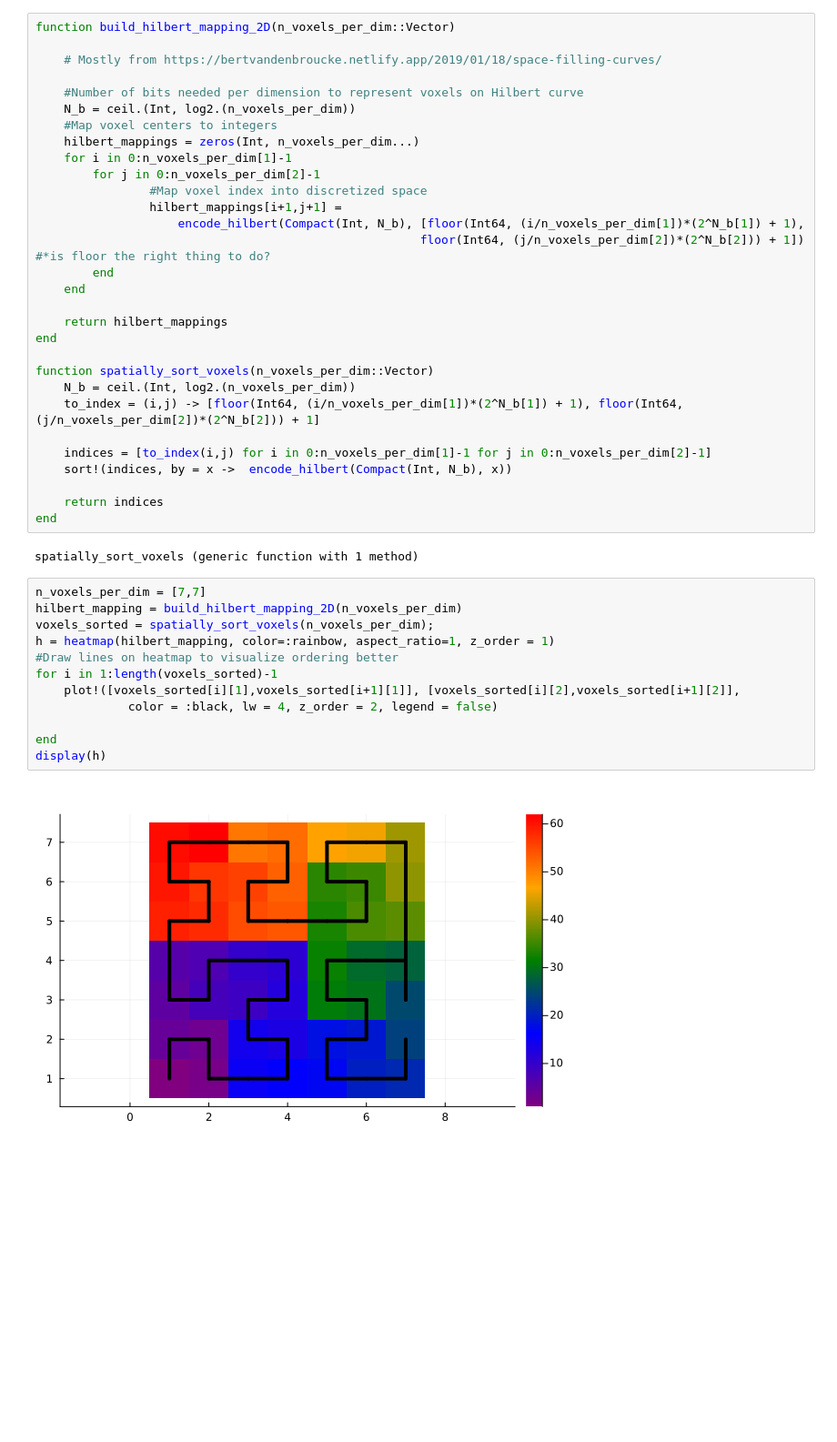
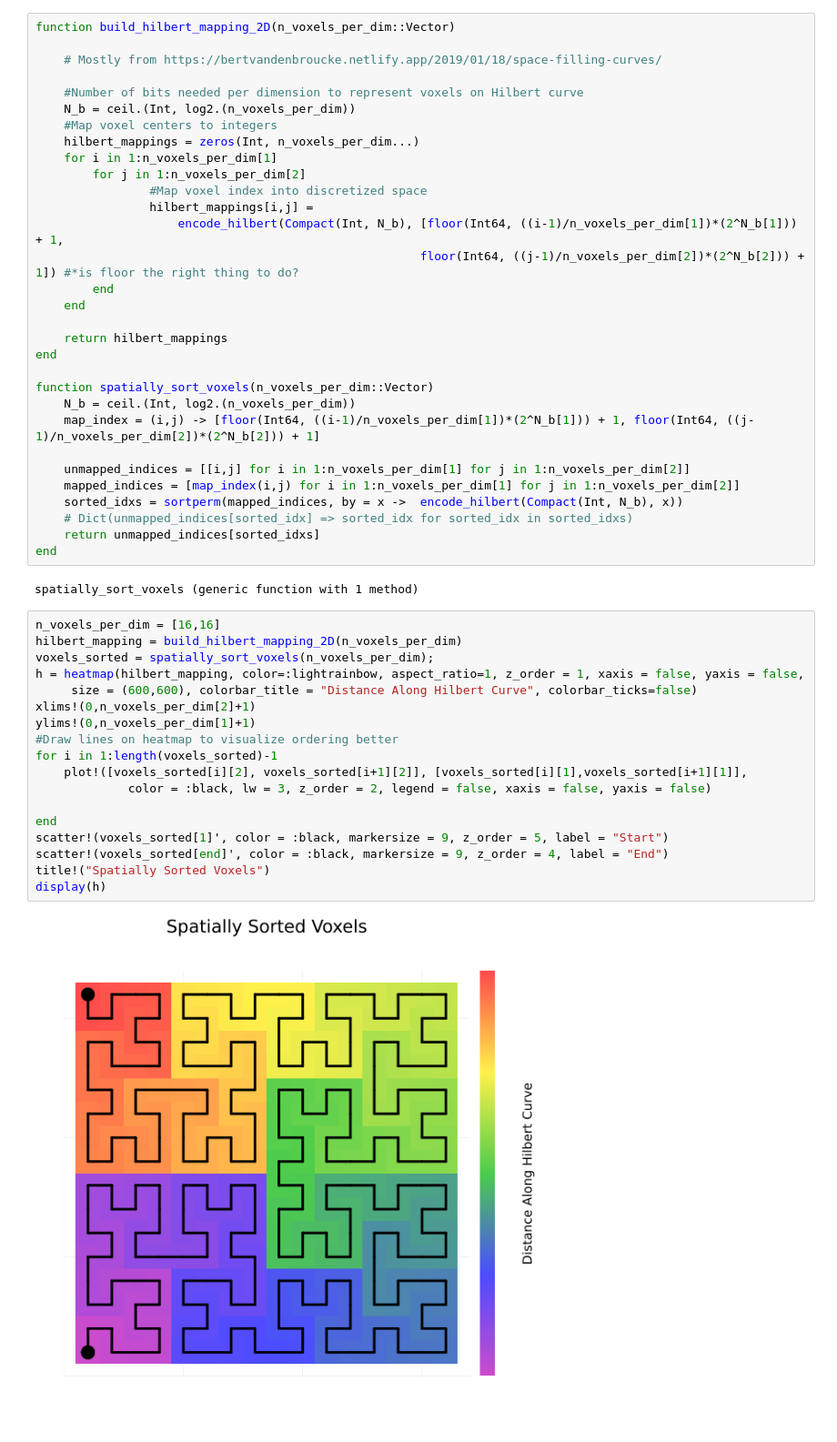
Before and after one commit to ejmeitz/CUDA_P3M, a Jupyter notebook: julia/examples/plots.ipynb, the cells around one changed output. Shown at 91% size. Saved outputs shown, nothing was run; the diff lists cells and outputs as text; blank space fills up the shorter version.

```diff
--- a/julia/examples/plots.ipynb
+++ b/julia/examples/plots.ipynb
@@ -11,12 +11,12 @@ function build_hilbert_mapping_2D(n_voxels_per_dim::Vector)
     N_b = ceil.(Int, log2.(n_voxels_per_dim))
     #Map voxel centers to integers
     hilbert_mappings = zeros(Int, n_voxels_per_dim...)
-    for i in 0:n_voxels_per_dim[1]-1
-        for j in 0:n_voxels_per_dim[2]-1
+    for i in 1:n_voxels_per_dim[1]
+        for j in 1:n_voxels_per_dim[2]
                 #Map voxel index into discretized space
-                hilbert_mappings[i+1,j+1] =
-                    encode_hilbert(Compact(Int, N_b), [floor(Int64, (i/n_voxels_per_dim[1])*(2^N_b[1]) + 1),
-                                                      floor(Int64, (j/n_voxels_per_dim[2])*(2^N_b[2])) + 1]) #*is floor the right thing to do?
+                hilbert_mappings[i,j] =
+                    encode_hilbert(Compact(Int, N_b), [floor(Int64, ((i-1)/n_voxels_per_dim[1])*(2^N_b[1])) + 1,
+                                                      floor(Int64, ((j-1)/n_voxels_per_dim[2])*(2^N_b[2])) + 1]) #*is floor the right thing to do?
         end
     end
 
@@ -25,26 +25,33 @@ end
 
 function spatially_sort_voxels(n_voxels_per_dim::Vector)
     N_b = ceil.(Int, log2.(n_voxels_per_dim))
-    to_index = (i,j) -> [floor(Int64, (i/n_voxels_per_dim[1])*(2^N_b[1]) + 1), floor(Int64, (j/n_voxels_per_dim[2])*(2^N_b[2])) + 1]
+    map_index = (i,j) -> [floor(Int64, ((i-1)/n_voxels_per_dim[1])*(2^N_b[1])) + 1, floor(Int64, ((j-1)/n_voxels_per_dim[2])*(2^N_b[2])) + 1]
 
-    indices = [to_index(i,j) for i in 0:n_voxels_per_dim[1]-1 for j in 0:n_voxels_per_dim[2]-1]
-    sort!(indices, by = x ->  encode_hilbert(Compact(Int, N_b), x))
-
-    return indices
+    unmapped_indices = [[i,j] for i in 1:n_voxels_per_dim[1] for j in 1:n_voxels_per_dim[2]]
+    mapped_indices = [map_index(i,j) for i in 1:n_voxels_per_dim[1] for j in 1:n_voxels_per_dim[2]]
+    sorted_idxs = sortperm(mapped_indices, by = x ->  encode_hilbert(Compact(Int, N_b), x))
+    # Dict(unmapped_indices[sorted_idx] => sorted_idx for sorted_idx in sorted_idxs)
+    return unmapped_indices[sorted_idxs]
 end
 # %% [output]
 spatially_sort_voxels (generic function with 1 method)
 # %%
-n_voxels_per_dim = [7,7]
+n_voxels_per_dim = [16,16]
 hilbert_mapping = build_hilbert_mapping_2D(n_voxels_per_dim)
 voxels_sorted = spatially_sort_voxels(n_voxels_per_dim);
-h = heatmap(hilbert_mapping, color=:rainbow, aspect_ratio=1, z_order = 1)
+h = heatmap(hilbert_mapping, color=:lightrainbow, aspect_ratio=1, z_order = 1, xaxis = false, yaxis = false,
+     size = (600,600), colorbar_title = "Distance Along Hilbert Curve", colorbar_ticks=false)
+xlims!(0,n_voxels_per_dim[2]+1)
+ylims!(0,n_voxels_per_dim[1]+1)
 #Draw lines on heatmap to visualize ordering better
 for i in 1:length(voxels_sorted)-1
-    plot!([voxels_sorted[i][1],voxels_sorted[i+1][1]], [voxels_sorted[i][2],voxels_sorted[i+1][2]],
-             color = :black, lw = 4, z_order = 2, legend = false)
+    plot!([voxels_sorted[i][2], voxels_sorted[i+1][2]], [voxels_sorted[i][1],voxels_sorted[i+1][1]],
+             color = :black, lw = 3, z_order = 2, legend = false, xaxis = false, yaxis = false)
 
 end
+scatter!(voxels_sorted[1]', color = :black, markersize = 9, z_order = 5, label = "Start")
+scatter!(voxels_sorted[end]', color = :black, markersize = 9, z_order = 4, label = "End")
+title!("Spatially Sorted Voxels")
 display(h)
 # %% [output]
-[figure, old version]
+[figure, new version]
```
Also changed, not shown: parts of 3 cells of this notebook, 2 other files.
